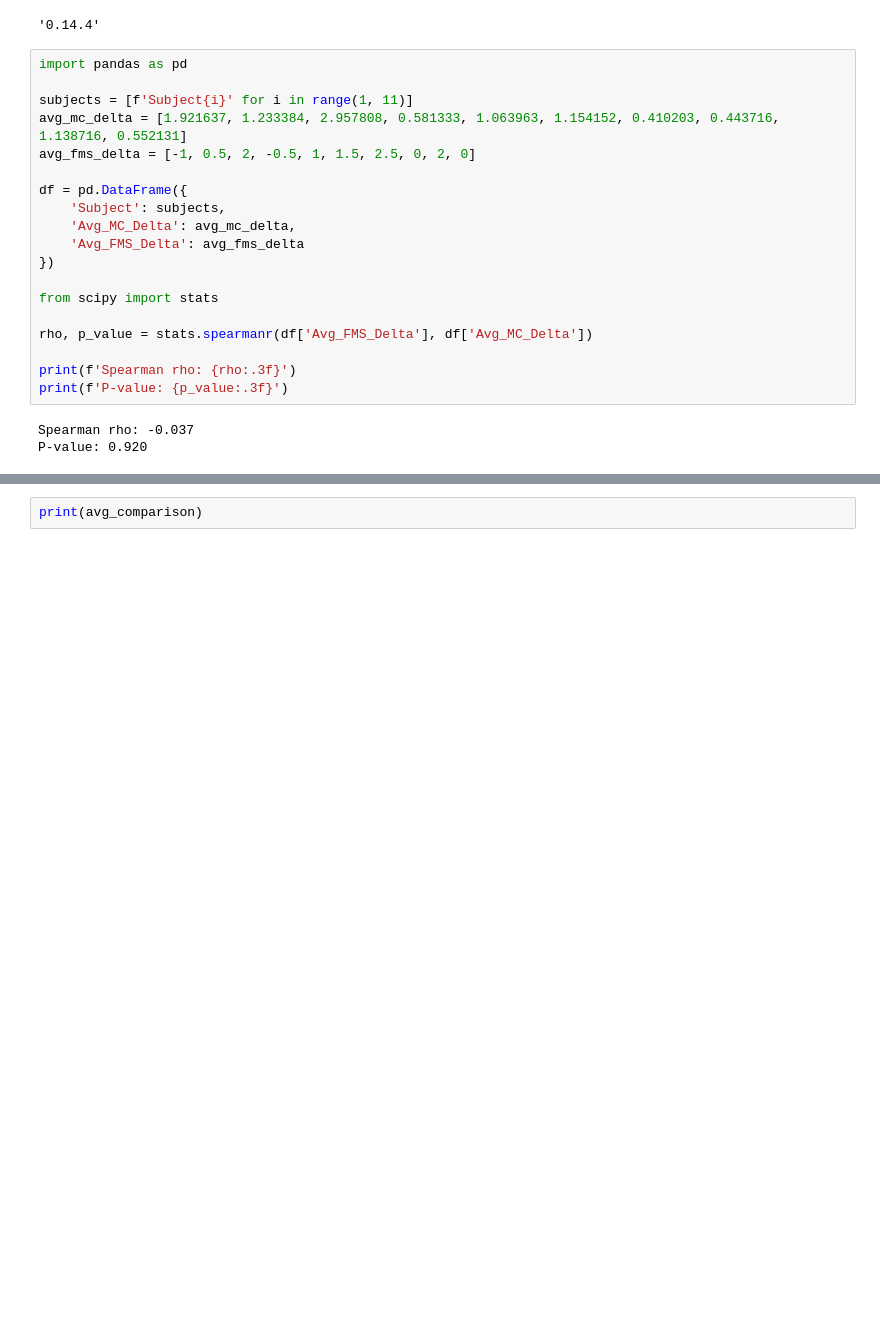
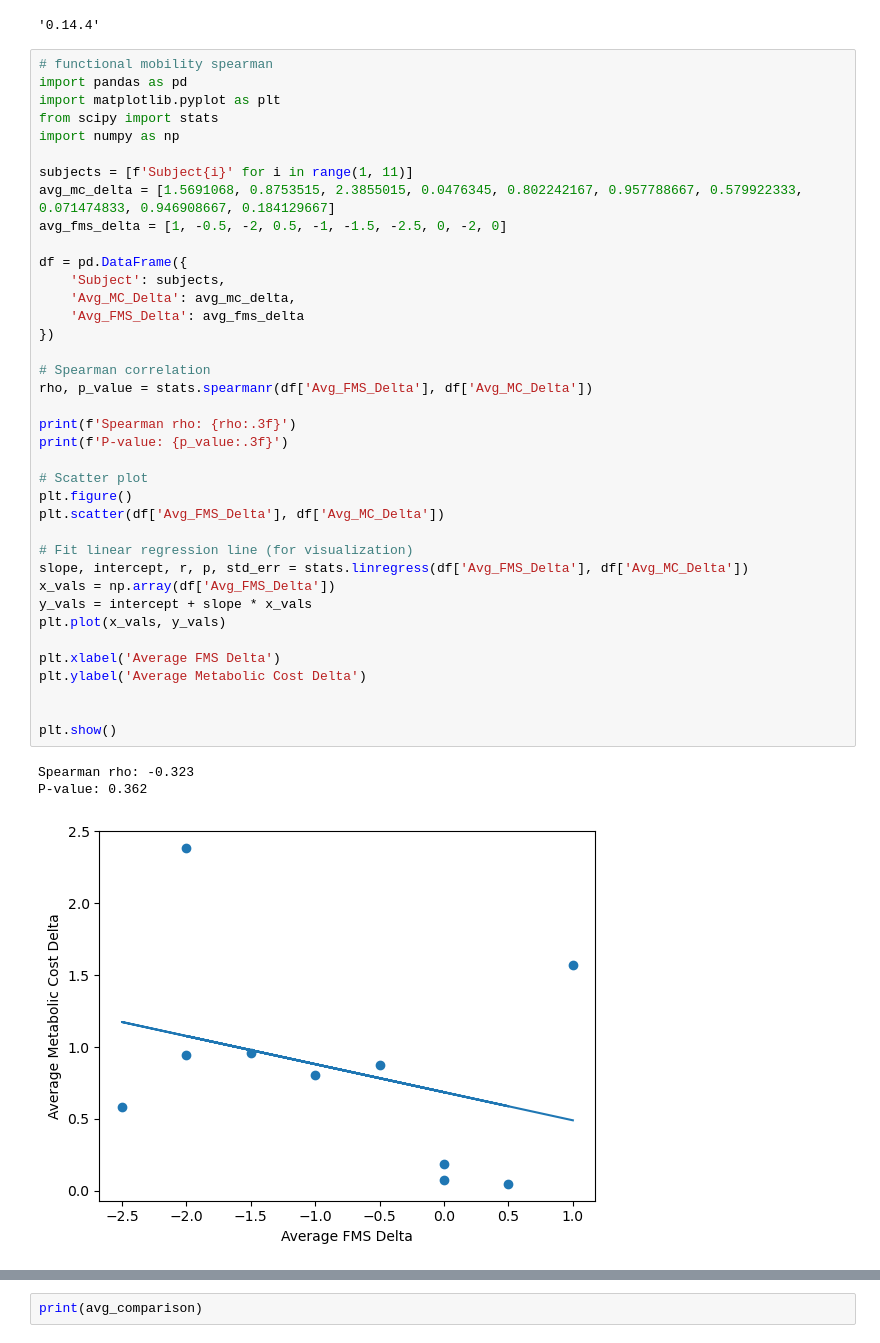
Before and after one commit to katiembutler/MetabolicCost, a Jupyter notebook: dataAnalysis.ipynb, the cells around one changed output, grey strips where cells are left out. Drawn from its saved outputs; the diff is of its cells as text; blank space fills up the shorter version.

```diff
--- a/dataAnalysis.ipynb
+++ b/dataAnalysis.ipynb
@@ -1363,25 +1360,45 @@ statsmodels.__version__
 # %% [output]
 '0.14.4'
 # %%
+# functional mobility spearman
 import pandas as pd
+import matplotlib.pyplot as plt
+from scipy import stats
+import numpy as np
 
 subjects = [f'Subject{i}' for i in range(1, 11)]
-avg_mc_delta = [1.921637, 1.233384, 2.957808, 0.581333, 1.063963, 1.154152, 0.410203, 0.443716, 1.138716, 0.552131]
-avg_fms_delta = [-1, 0.5, 2, -0.5, 1, 1.5, 2.5, 0, 2, 0]
+avg_mc_delta = [1.5691068, 0.8753515, 2.3855015, 0.0476345, 0.802242167, 0.957788667, 0.579922333, 0.071474833, 0.946908667, 0.184129667]
+avg_fms_delta = [1, -0.5, -2, 0.5, -1, -1.5, -2.5, 0, -2, 0]
 
 df = pd.DataFrame({
     'Subject': subjects,
     'Avg_MC_Delta': avg_mc_delta,
     'Avg_FMS_Delta': avg_fms_delta
 })
 
-from scipy import stats
-
+# Spearman correlation
 rho, p_value = stats.spearmanr(df['Avg_FMS_Delta'], df['Avg_MC_Delta'])
 
 print(f'Spearman rho: {rho:.3f}')
 print(f'P-value: {p_value:.3f}')
+
+# Scatter plot
+plt.figure()
+plt.scatter(df['Avg_FMS_Delta'], df['Avg_MC_Delta'])
+
+# Fit linear regression line (for visualization)
+slope, intercept, r, p, std_err = stats.linregress(df['Avg_FMS_Delta'], df['Avg_MC_Delta'])
+x_vals = np.array(df['Avg_FMS_Delta'])
+y_vals = intercept + slope * x_vals
+plt.plot(x_vals, y_vals)
+
+plt.xlabel('Average FMS Delta')
+plt.ylabel('Average Metabolic Cost Delta')
+
+
+plt.show()
 # %% [output]
-Spearman rho: -0.037
-P-value: 0.920
+Spearman rho: -0.323
+P-value: 0.362
+[figure, added]
 # %%
```
Also changed, not shown: parts of 27 cells of this notebook, 10 other files.
